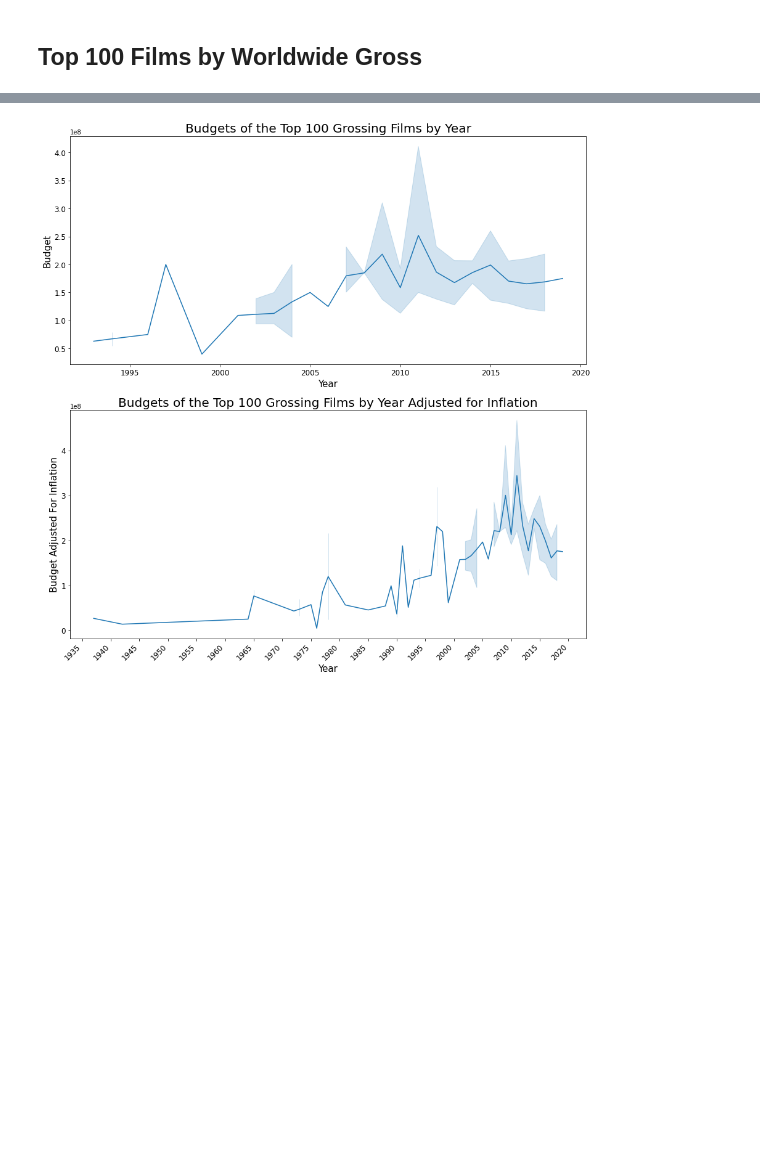
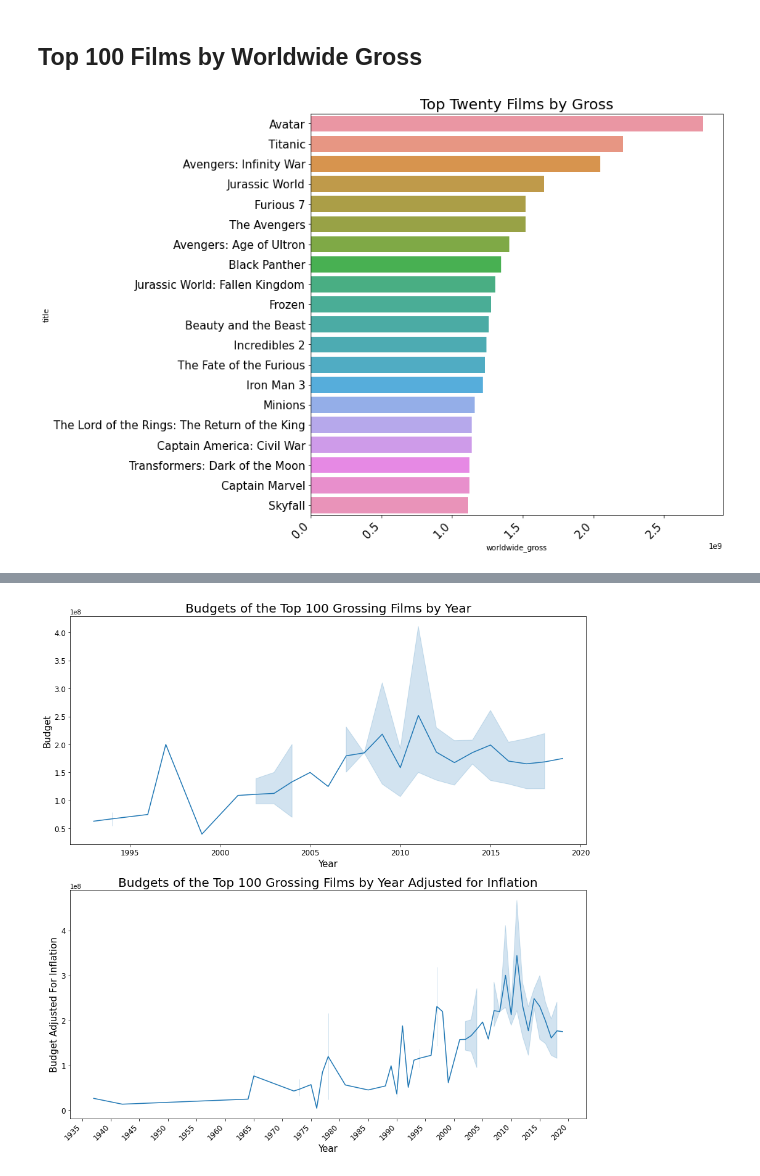
Before and after one commit to jeffreyhwatson/MS_Box_Office_Insights, a Jupyter notebook: rt_tn_workspace-Copy1.ipynb, the cells around one changed output, grey strips where cells are left out. Saved outputs shown, nothing was run; the diff lists cells and outputs as text; code cells hidden in the pictures; blank space fills up the shorter version.

```diff
--- a/rt_tn_workspace-Copy1.ipynb
+++ b/rt_tn_workspace-Copy1.ipynb
@@ -240,7 +224,18 @@ Index(['idx', 'rotten_tomatoes_link', 'title', 'movie_info',
 # %% [markdown]
 ## Top 100 Films by Worldwide Gross
 # %%
-title_gross = df[['title', 'production_budget', 'worldwide_gross', 'worldwide_net', 'worldwide_roi', 'genres', 'year', 'month']]
+# creating dataframes sorted by gross
+title_gross = dfr[['title', 'production_budget', 'worldwide_gross', 'worldwide_net', 'worldwide_roi', 'genres', 'year', 'month']]
 unique_gross_titles = title_gross.drop_duplicates(subset = ['title'])
 top100_gross_films = unique_gross_titles.sort_values(by='worldwide_gross', ascending=False).head(100)
 top20_gross_films = unique_gross_titles.sort_values(by='worldwide_gross', ascending=False).head(20)
+# %%
+# plotting top 20 films by gross
+fig, ax=plt.subplots(figsize=(10, 10))
+sns.barplot(x='worldwide_gross', y='title', data= top20_gross_films)
+ax.tick_params(labelsize=15)
+plt.xticks(rotation=45, ha='right')
+ax.set_title('Top Twenty Films by Gross', size = 20)
+plt.show()
+# %% [output]
+[figure, added]
```
Also changed, not shown: parts of 42 cells of this notebook, 1 other file.
